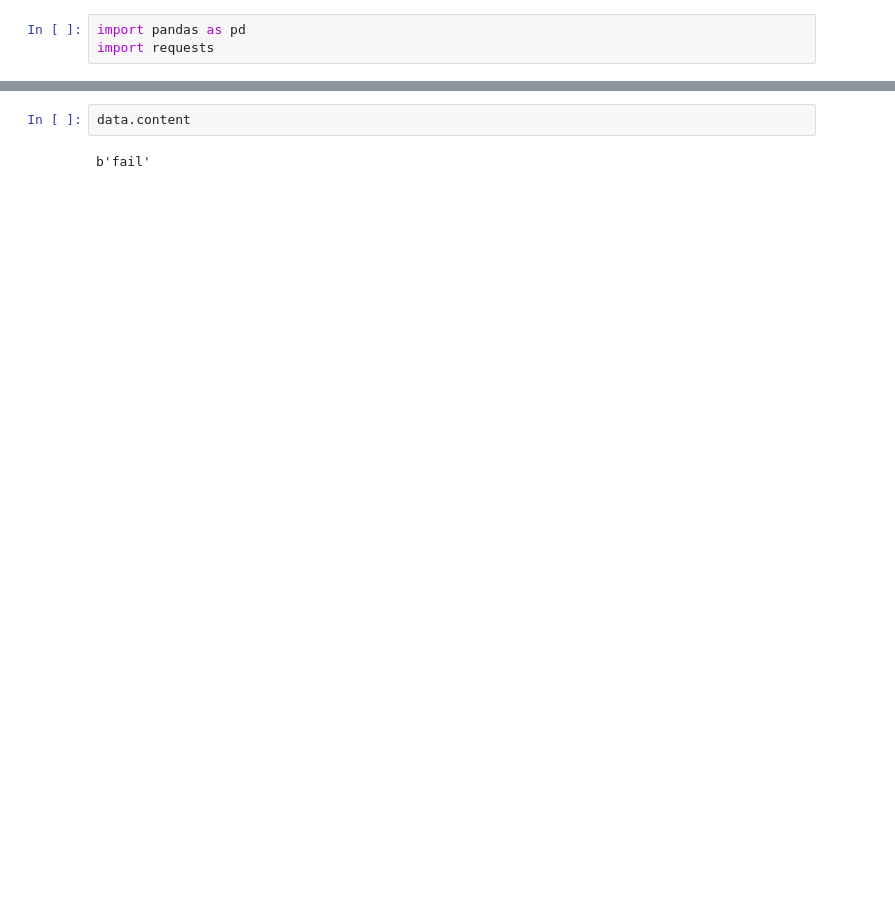
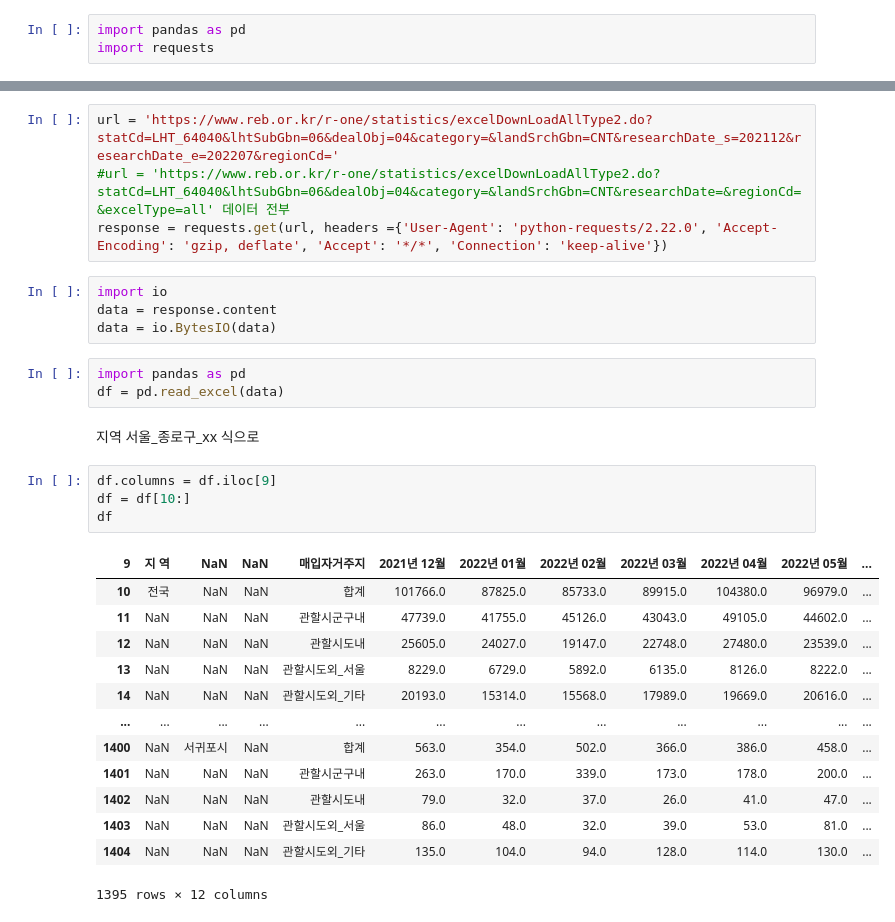
Before and after one commit to yeonghun00/real-estate, a Jupyter notebook: traded.ipynb, the cells around one changed output, grey strips where cells are left out. Saved outputs shown, nothing was run; the diff lists cells and outputs as text; blank space fills up the shorter version.

```diff
--- a/traded.ipynb
+++ b/traded.ipynb
@@ -18,4 +6,31 @@ KeyboardInterrupt: ignored
-# %%
-data.content
-# %% [output]
-b'fail'
+# %%
+url = 'https://www.reb.or.kr/r-one/statistics/excelDownLoadAllType2.do?statCd=LHT_64040&lhtSubGbn=06&dealObj=04&category=&landSrchGbn=CNT&researchDate_s=202112&researchDate_e=202207&regionCd='
+#url = 'https://www.reb.or.kr/r-one/statistics/excelDownLoadAllType2.do?statCd=LHT_64040&lhtSubGbn=06&dealObj=04&category=&landSrchGbn=CNT&researchDate=&regionCd=&excelType=all' 데이터 전부
+response = requests.get(url, headers ={'User-Agent': 'python-requests/2.22.0', 'Accept-Encoding': 'gzip, deflate', 'Accept': '*/*', 'Connection': 'keep-alive'})
+# %%
+import io
+data = response.content
+data = io.BytesIO(data)
+# %%
+import pandas as pd
+df = pd.read_excel(data)
+# %% [markdown]
+지역 서울_종로구_xx 식으로
+# %%
+df.columns = df.iloc[9]
+df = df[10:]
+df
+# %% [output]
+| 9 | 지 역 | NaN | NaN | 매입자거주지 | 2021년 12월 | 2022년 01월 | 2022년 02월 | 2022년 03월 | 2022년 04월 | 2022년 05월 | ... |
+| 10 | 전국 | NaN | NaN | 합계 | 101766.0 | 87825.0 | 85733.0 | 89915.0 | 104380.0 | 96979.0 | ... |
+| 11 | NaN | NaN | NaN | 관할시군구내 | 47739.0 | 41755.0 | 45126.0 | 43043.0 | 49105.0 | 44602.0 | ... |
+| 12 | NaN | NaN | NaN | 관할시도내 | 25605.0 | 24027.0 | 19147.0 | 22748.0 | 27480.0 | 23539.0 | ... |
+| 13 | NaN | NaN | NaN | 관할시도외_서울 | 8229.0 | 6729.0 | 5892.0 | 6135.0 | 8126.0 | 8222.0 | ... |
+| 14 | NaN | NaN | NaN | 관할시도외_기타 | 20193.0 | 15314.0 | 15568.0 | 17989.0 | 19669.0 | 20616.0 | ... |
+| ... | ... | ... | ... | ... | ... | ... | ... | ... | ... | ... | ... |
+| 1400 | NaN | 서귀포시 | NaN | 합계 | 563.0 | 354.0 | 502.0 | 366.0 | 386.0 | 458.0 | ... |
+| 1401 | NaN | NaN | NaN | 관할시군구내 | 263.0 | 170.0 | 339.0 | 173.0 | 178.0 | 200.0 | ... |
+| 1402 | NaN | NaN | NaN | 관할시도내 | 79.0 | 32.0 | 37.0 | 26.0 | 41.0 | 47.0 | ... |
+| 1403 | NaN | NaN | NaN | 관할시도외_서울 | 86.0 | 48.0 | 32.0 | 39.0 | 53.0 | 81.0 | ... |
+| 1404 | NaN | NaN | NaN | 관할시도외_기타 | 135.0 | 104.0 | 94.0 | 128.0 | 114.0 | 130.0 | ... |
+1395 rows × 12 columns
```
Also changed, not shown: parts of 5 cells of this notebook.
